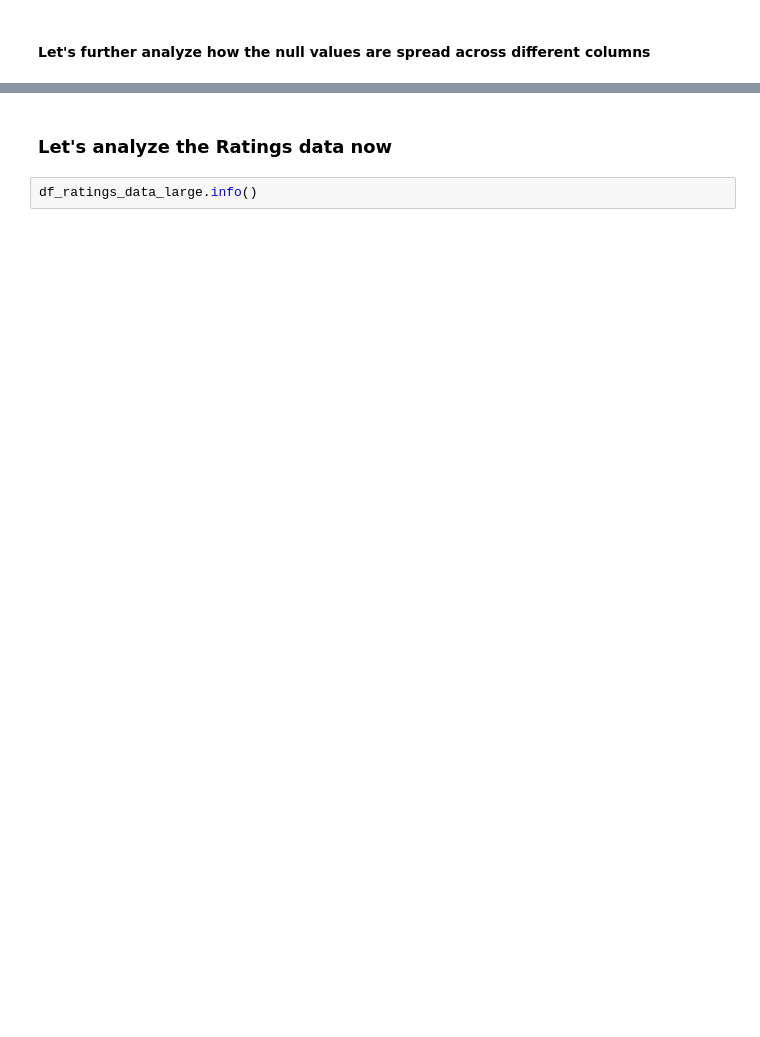
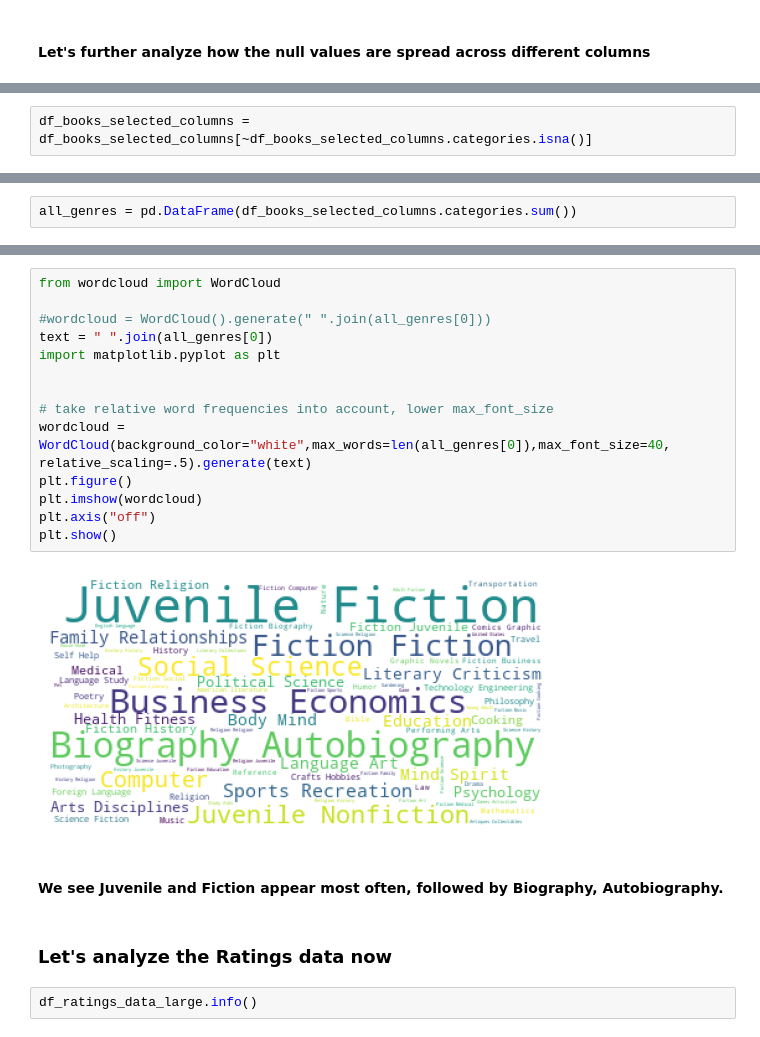
Before and after one commit to siddhantgithub/LibroBuddy, a Jupyter notebook: notebooks/1.Librobuddy-DataWrangling.ipynb, the cells around one changed output, grey strips where cells are left out. Drawn from its saved outputs; the diff is of its cells as text; blank space fills up the shorter version.

```diff
--- a/notebooks/1.Librobuddy-DataWrangling.ipynb
+++ b/notebooks/1.Librobuddy-DataWrangling.ipynb
@@ -101,0 +108,2 @@ We will not do anything for now until we go into data exploration stage. We will
+# %%
+df_books_selected_columns = df_books_selected_columns[~df_books_selected_columns.categories.isna()]
@@ -101,0 +122,2 @@ We will not do anything for now until we go into data exploration stage. We will
+# %%
+all_genres = pd.DataFrame(df_books_selected_columns.categories.sum())
@@ -102,3 +139,21 @@ We will not do anything for now until we go into data exploration stage. We will
+# %%
+from wordcloud import WordCloud
+
+#wordcloud = WordCloud().generate(" ".join(all_genres[0]))
+text = " ".join(all_genres[0])
+import matplotlib.pyplot as plt
+
+
+# take relative word frequencies into account, lower max_font_size
+wordcloud = WordCloud(background_color="white",max_words=len(all_genres[0]),max_font_size=40, relative_scaling=.5).generate(text)
+plt.figure()
+plt.imshow(wordcloud)
+plt.axis("off")
+plt.show()
+# %% [output]
+[figure, added]
+# %% [markdown]
+#### We see Juvenile and Fiction appear most often, followed by Biography, Autobiography.
 # %% [markdown]
 ### Let's analyze the Ratings data now
 # %%
```
Also changed, not shown: parts of 17 cells of this notebook, 2 other files.
